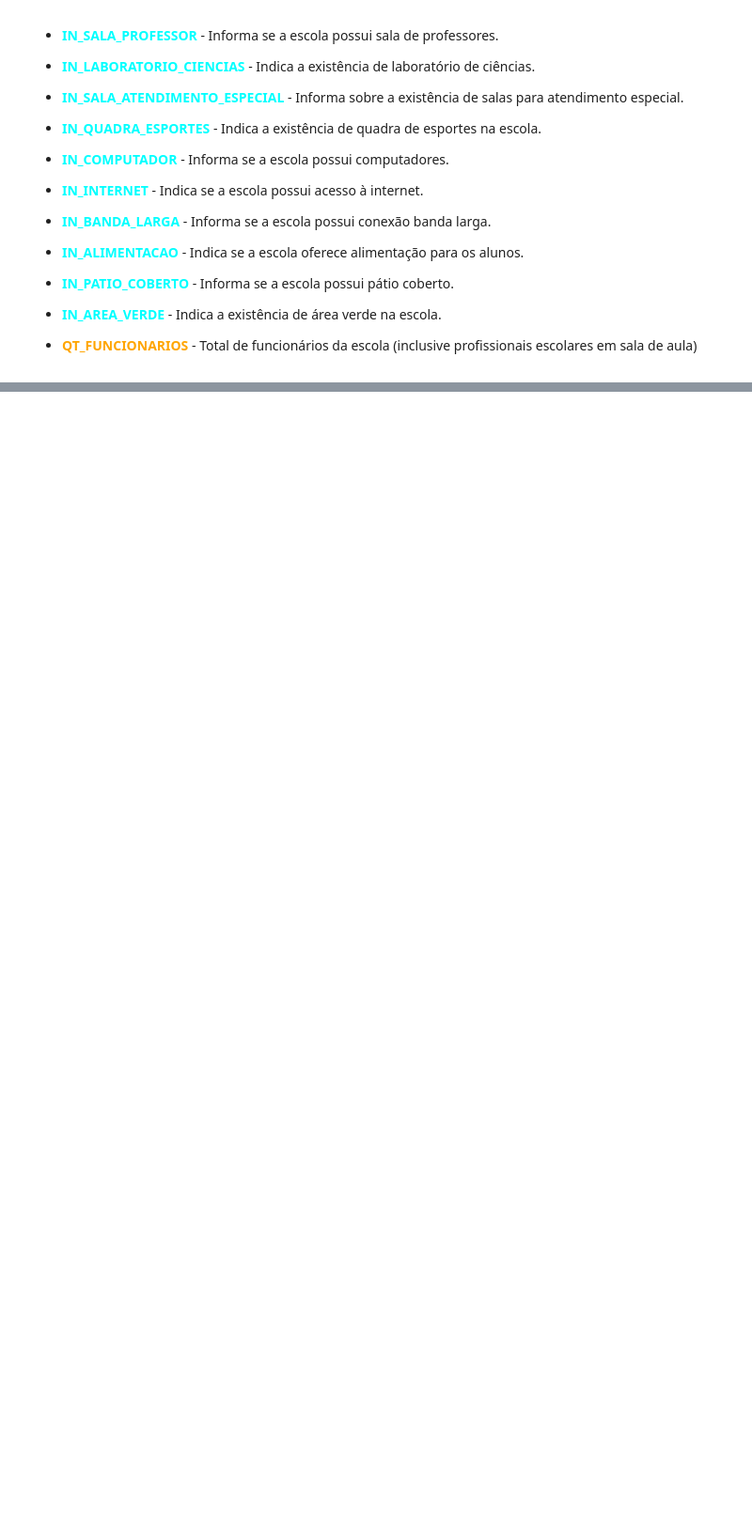
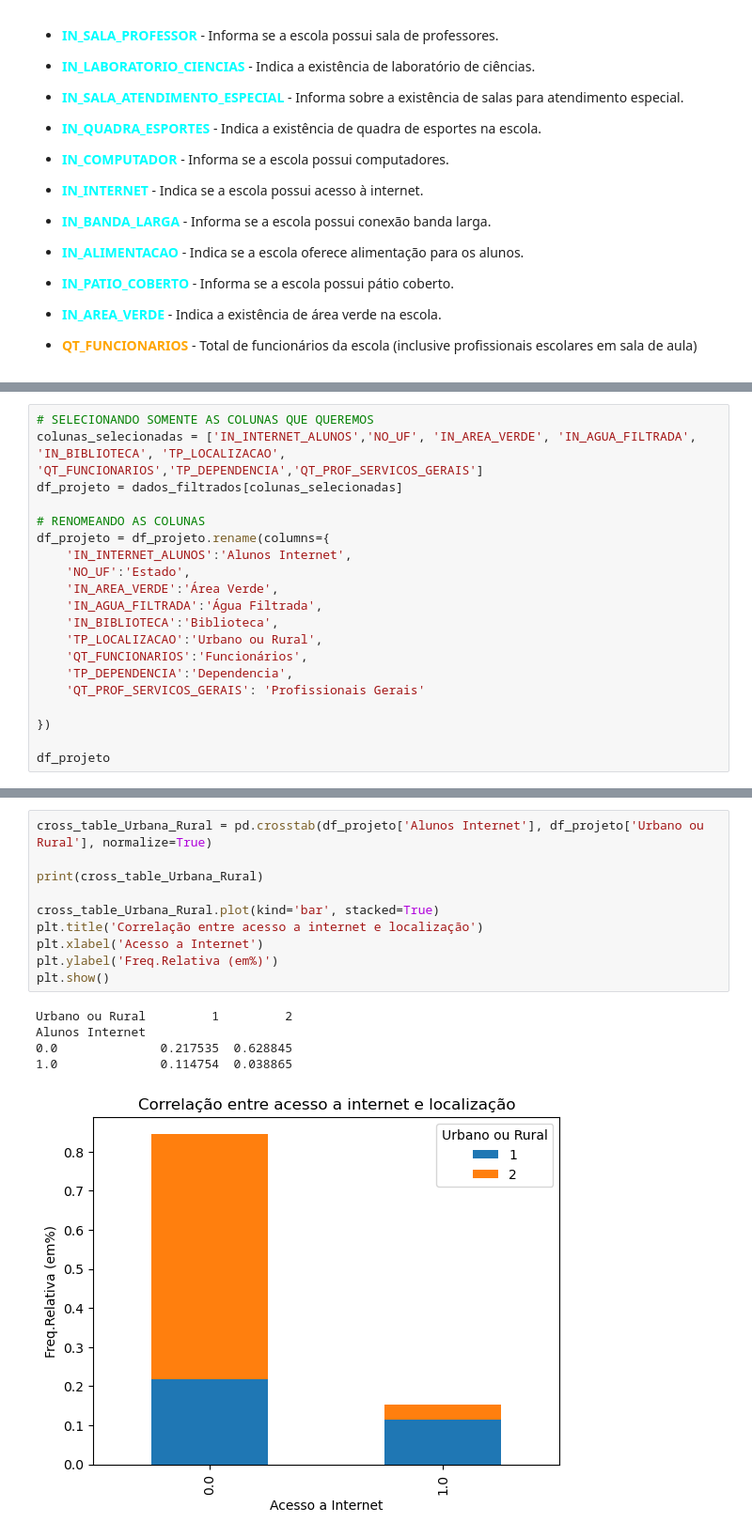
Before and after one commit to joaolindenberg/P2_CEDA2, a Jupyter notebook: main.ipynb, the cells around one changed output, grey strips where cells are left out. Shown: that part at 94% size. Saved outputs shown, nothing was run; the diff lists cells and outputs as text; blank space fills up the shorter version.

```diff
--- a/main.ipynb
+++ b/main.ipynb
@@ -156,0 +155,20 @@ em sala de aula)
+# %%
+# SELECIONANDO SOMENTE AS COLUNAS QUE QUEREMOS
+colunas_selecionadas = ['IN_INTERNET_ALUNOS','NO_UF', 'IN_AREA_VERDE', 'IN_AGUA_FILTRADA', 'IN_BIBLIOTECA', 'TP_LOCALIZACAO', 'QT_FUNCIONARIOS','TP_DEPENDENCIA','QT_PROF_SERVICOS_GERAIS']
+df_projeto = dados_filtrados[colunas_selecionadas]
+
+# RENOMEANDO AS COLUNAS
+df_projeto = df_projeto.rename(columns={
+    'IN_INTERNET_ALUNOS':'Alunos Internet',
+    'NO_UF':'Estado',
+    'IN_AREA_VERDE':'Área Verde',
+    'IN_AGUA_FILTRADA':'Água Filtrada',
+    'IN_BIBLIOTECA':'Biblioteca',
+    'TP_LOCALIZACAO':'Urbano ou Rural',
+    'QT_FUNCIONARIOS':'Funcionários',
+    'TP_DEPENDENCIA':'Dependencia',
+    'QT_PROF_SERVICOS_GERAIS': 'Profissionais Gerais'
+
+})
+
+df_projeto
@@ -156,0 +247,16 @@ em sala de aula)
+# %%
+cross_table_Urbana_Rural = pd.crosstab(df_projeto['Alunos Internet'], df_projeto['Urbano ou Rural'], normalize=True)
+
+print(cross_table_Urbana_Rural)
+
+cross_table_Urbana_Rural.plot(kind='bar', stacked=True)
+plt.title('Correlação entre acesso a internet e localização')
+plt.xlabel('Acesso a Internet')
+plt.ylabel('Freq.Relativa (em%)')
+plt.show()
+# %% [output]
+Urbano ou Rural         1         2
+Alunos Internet
+0.0              0.217535  0.628845
+1.0              0.114754  0.038865
+[figure, added]
```
Also changed, not shown: parts of 38 cells of this notebook.
